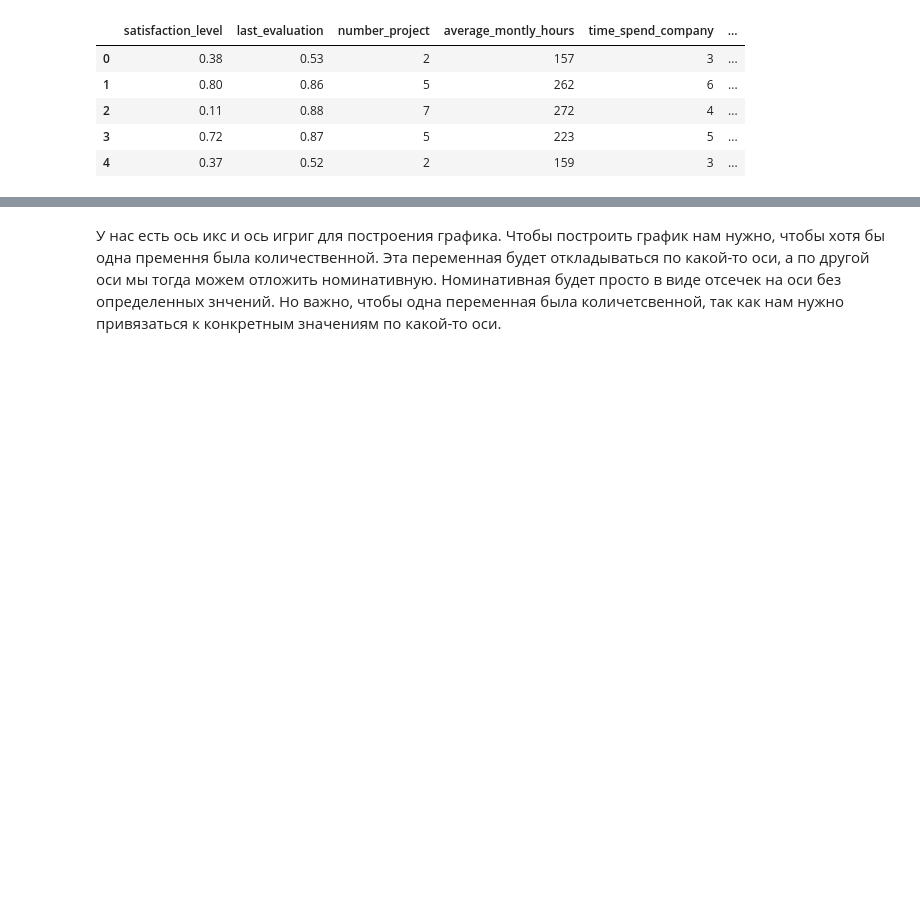
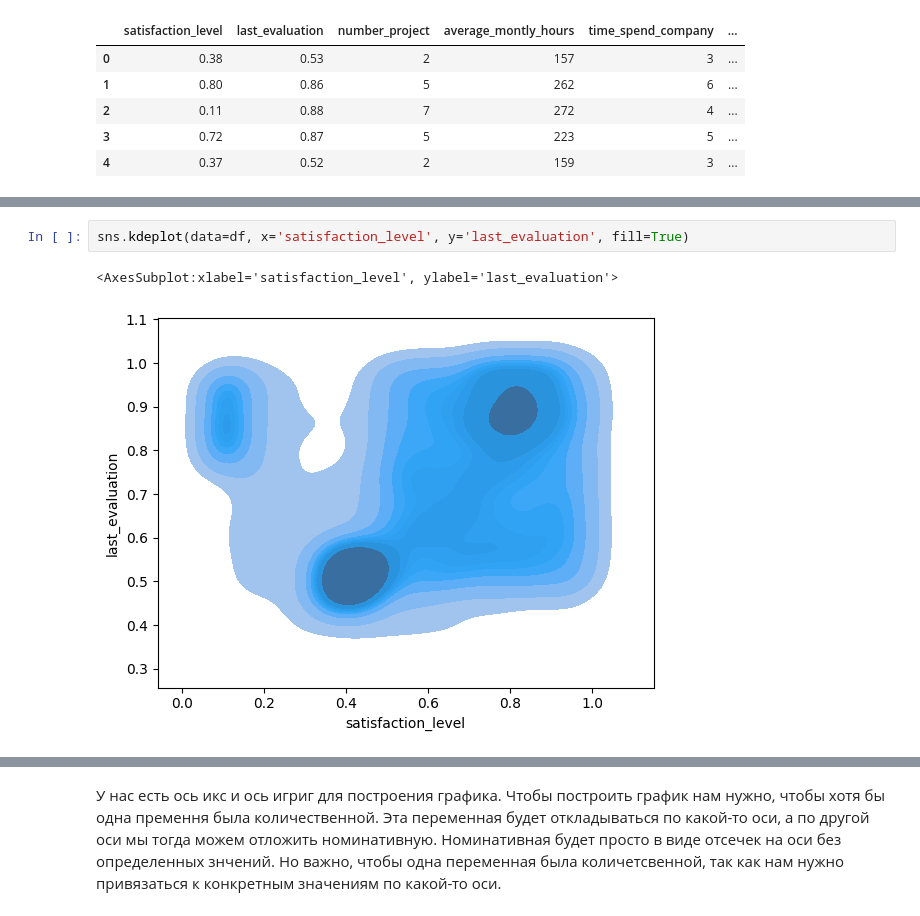
Before and after one commit to PAGriAnalytics/pagri_hard_skills, a Jupyter notebook: Seaborn_and_pyplot.ipynb, the cells around one changed output, grey strips where cells are left out. Cells and saved outputs as stored; diff of their text form; blank space fills up the shorter version.

```diff
--- a/Seaborn_and_pyplot.ipynb
+++ b/Seaborn_and_pyplot.ipynb
@@ -21,0 +29,5 @@ df.head()
+# %%
+sns.kdeplot(data=df, x='satisfaction_level', y='last_evaluation', fill=True)
+# %% [output]
+<AxesSubplot:xlabel='satisfaction_level', ylabel='last_evaluation'>
+[figure, added]
```
Also changed, not shown: parts of 6 cells of this notebook, 16 other files.
